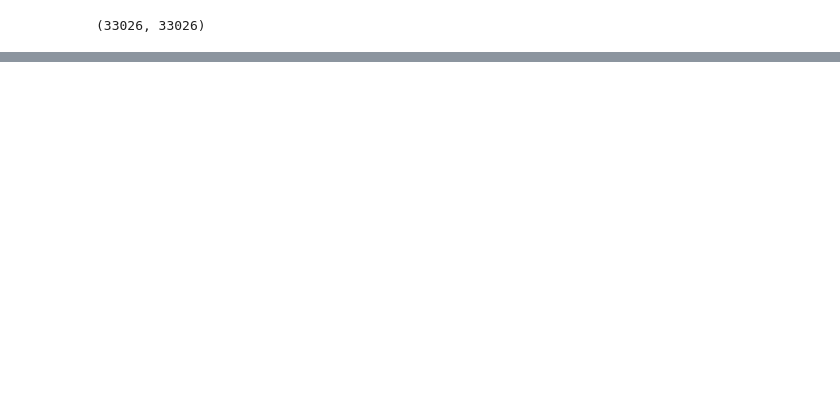
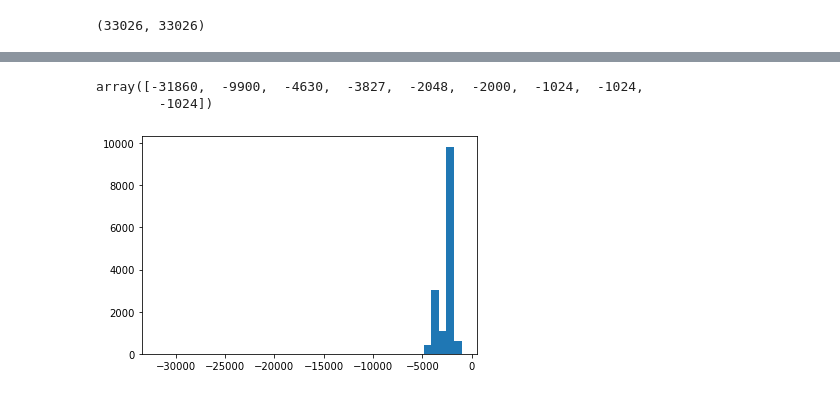
Before and after one commit to amalhot5/pulmonary-fibrosis-progression, a Jupyter notebook: model-building.ipynb, the cells around one changed output, grey strips where cells are left out. Drawn from its saved outputs; the diff is of its cells as text; code cells hidden in the pictures; blank space fills up the shorter version.

```diff
--- a/model-building.ipynb
+++ b/model-building.ipynb
@@ -212,0 +262,6 @@ comb.head().T
+# %%
+distrib_summ(df4.img_min.values)
+# %% [output]
+array([-31860,  -9900,  -4630,  -3827,  -2048,  -2000,  -1024,  -1024,
+        -1024])
+[figure, added]
```
Also changed, not shown: parts of 34 cells of this notebook, 1 other file.
